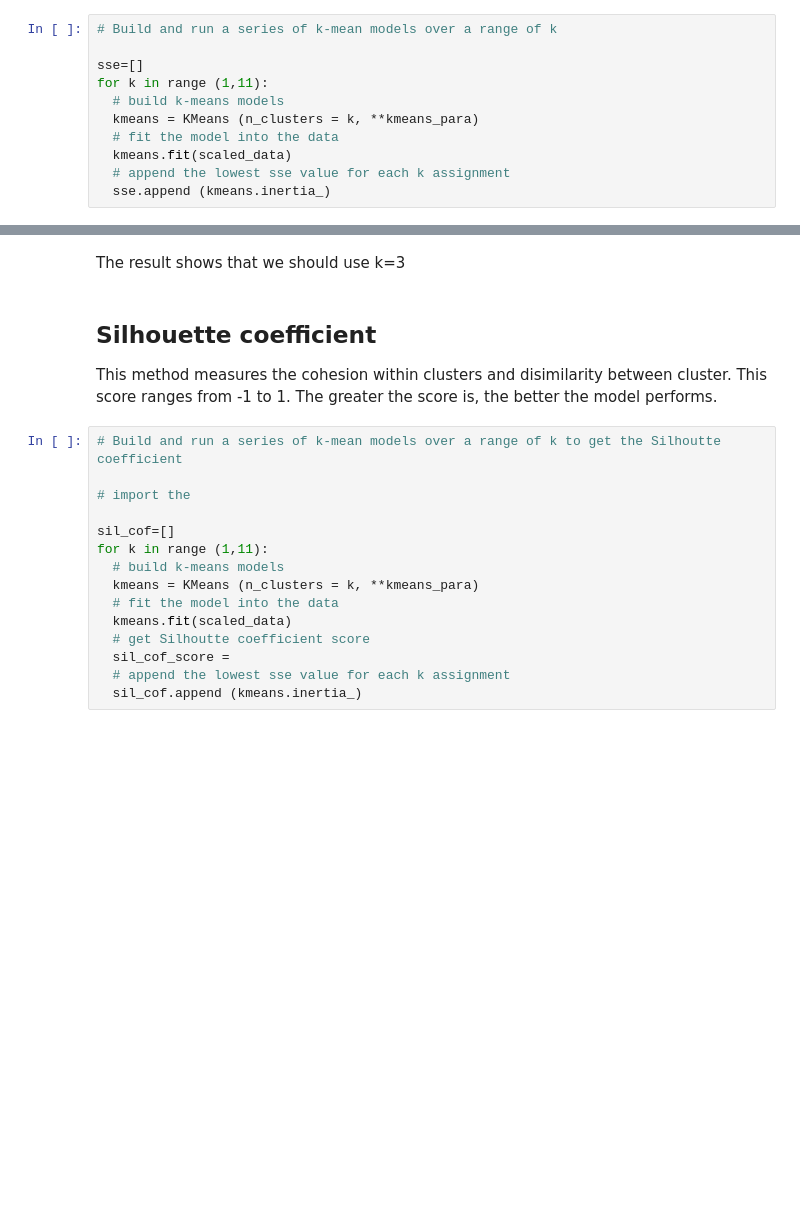
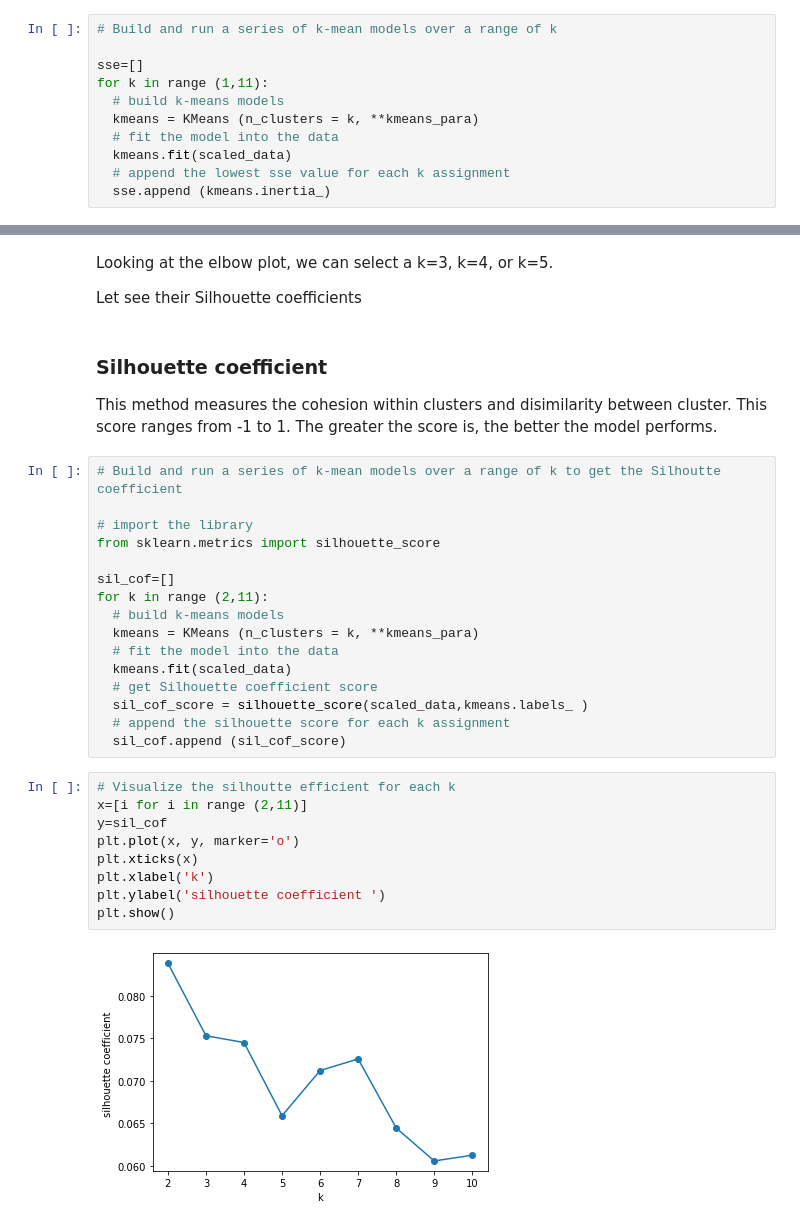
Before and after one commit to HuyenNguyenHelen/INFO-5505---Machine-learning, a Jupyter notebook: HuyenNguyen_Assignment_3.ipynb, the cells around one changed output, grey strips where cells are left out. Saved outputs shown, nothing was run; the diff lists cells and outputs as text; blank space fills up the shorter version.

```diff
--- a/HuyenNguyen_Assignment_3.ipynb
+++ b/HuyenNguyen_Assignment_3.ipynb
@@ -130,20 +134,34 @@ Requirement already satisfied: six>=1.5 in /usr/local/lib/python3.6/dist-package
-# %% [markdown]
-The result shows that we should use k=3
+# %% [markdown]
+Looking at the elbow plot, we can select a k=3, k=4, or k=5.
+
+Let see their Silhouette coefficients
 # %% [markdown]
-## Silhouette coefficient
+### Silhouette coefficient
 This method measures the cohesion within clusters and disimilarity between cluster. This score ranges from -1 to 1. The greater the score is, the better the model performs.
 # %%
 # Build and run a series of k-mean models over a range of k to get the Silhoutte coefficient
 
-# import the
+# import the library
+from sklearn.metrics import silhouette_score
 
 sil_cof=[]
-for k in range (1,11):
+for k in range (2,11):
   # build k-means models
   kmeans = KMeans (n_clusters = k, **kmeans_para)
   # fit the model into the data
   kmeans.fit(scaled_data)
-  # get Silhoutte coefficient score
-  sil_cof_score =
-  # append the lowest sse value for each k assignment
-  sil_cof.append (kmeans.inertia_)
+  # get Silhouette coefficient score
+  sil_cof_score = silhouette_score(scaled_data,kmeans.labels_ )
+  # append the silhouette score for each k assignment
+  sil_cof.append (sil_cof_score)
+# %%
+# Visualize the silhoutte efficient for each k
+x=[i for i in range (2,11)]
+y=sil_cof
+plt.plot(x, y, marker='o')
+plt.xticks(x)
+plt.xlabel('k')
+plt.ylabel('silhouette coefficient ')
+plt.show()
+# %% [output]
+[figure, added]
```
Also changed, not shown: parts of 18 cells of this notebook.
